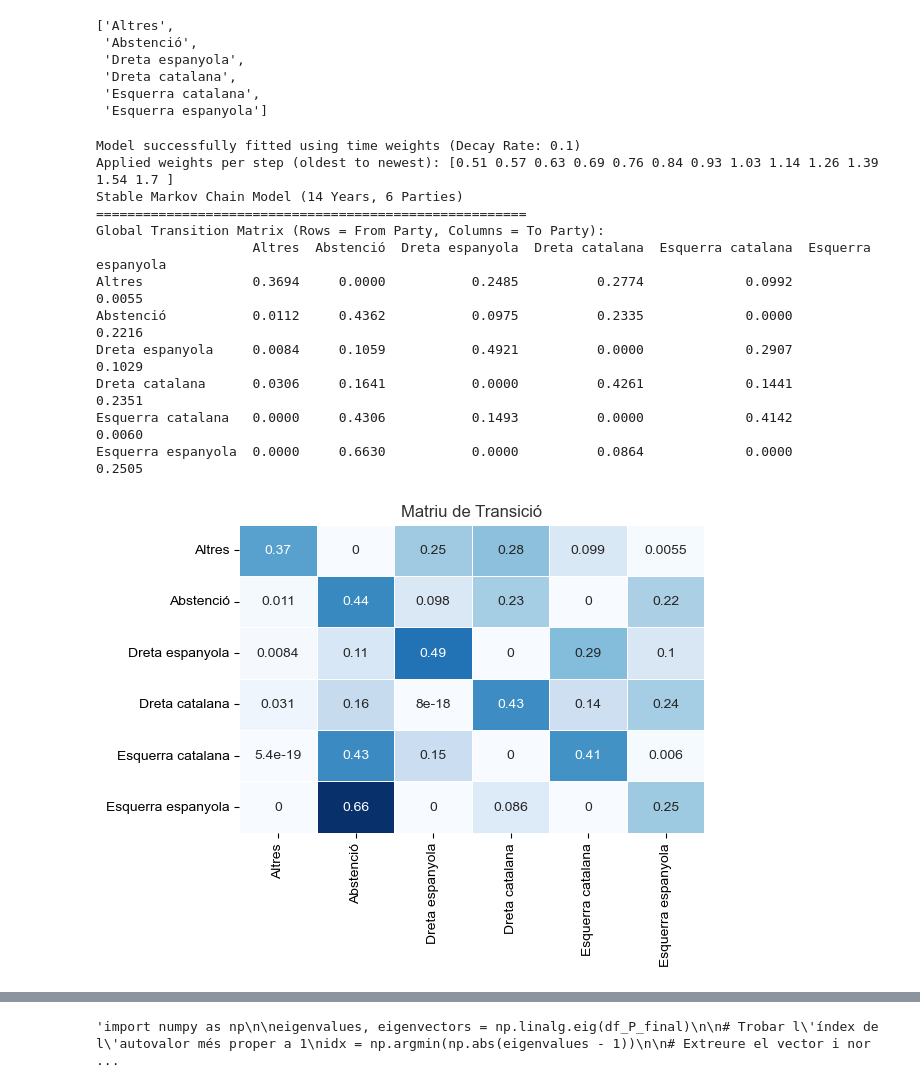
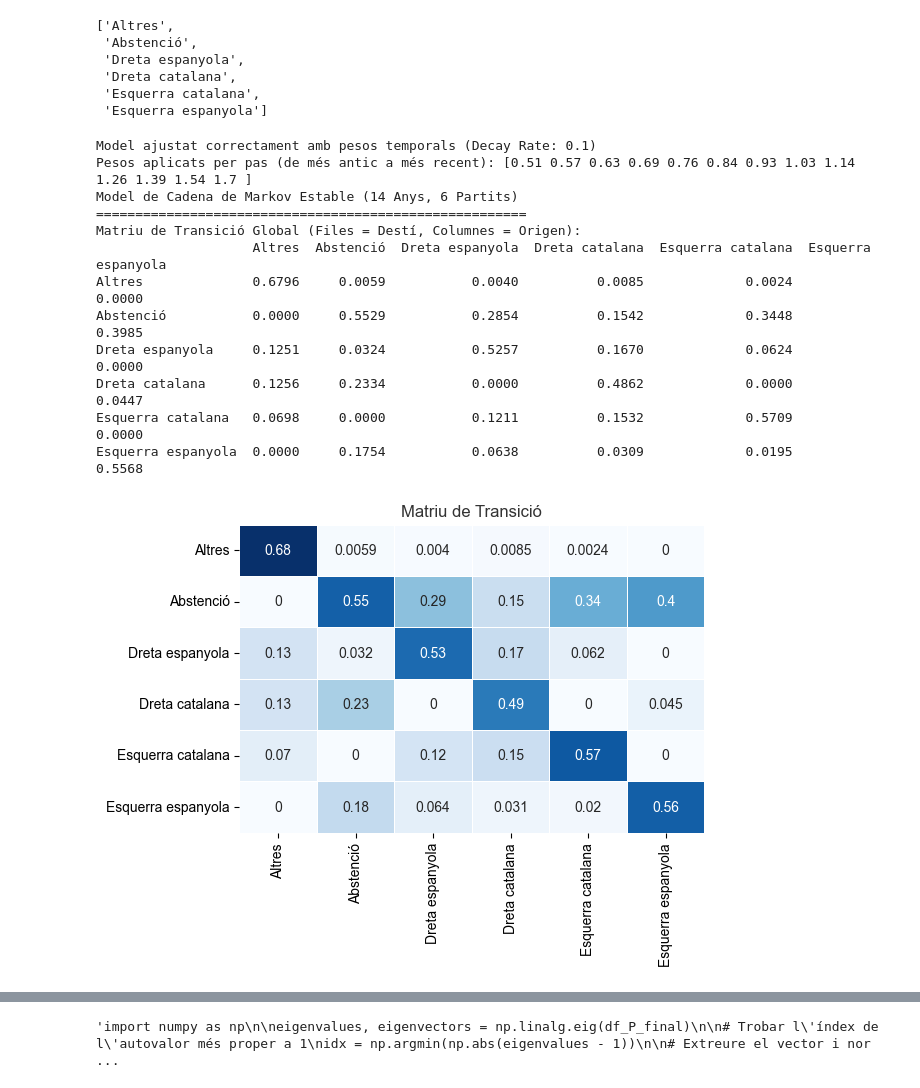
Before and after one commit to la1qa/Markov-Modelling-of-Electoral-Systems, a Jupyter notebook: agrupant.ipynb, the cells around one changed output, grey strips where cells are left out. Saved outputs shown, nothing was run; the diff lists cells and outputs as text; code cells hidden in the pictures.

```diff
--- a/agrupant.ipynb
+++ b/agrupant.ipynb
@@ -56,25 +56,25 @@ list(df.columns)
 # %%
 from utils import StableMarkovChain
 
 mc = StableMarkovChain(df)
-mc.fit()
+mc.fit(threshold=0.001)
 
 print(mc)
 mc.plot_transition_matrix()
 # %% [output]
-Model successfully fitted using time weights (Decay Rate: 0.1)
-Applied weights per step (oldest to newest): [0.51 0.57 0.63 0.69 0.76 0.84 0.93 1.03 1.14 1.26 1.39 1.54 1.7 ]
-Stable Markov Chain Model (14 Years, 6 Parties)
+Model ajustat correctament amb pesos temporals (Decay Rate: 0.1)
+Pesos aplicats per pas (de més antic a més recent): [0.51 0.57 0.63 0.69 0.76 0.84 0.93 1.03 1.14 1.26 1.39 1.54 1.7 ]
+Model de Cadena de Markov Estable (14 Anys, 6 Partits)
 =======================================================
-Global Transition Matrix (Rows = From Party, Columns = To Party):
+Matriu de Transició Global (Files = Destí, Columnes = Origen):
                     Altres  Abstenció  Dreta espanyola  Dreta catalana  Esquerra catalana  Esquerra espanyola
-Altres              0.3694     0.0000           0.2485          0.2774             0.0992              0.0055
-Abstenció           0.0112     0.4362           0.0975          0.2335             0.0000              0.2216
-Dreta espanyola     0.0084     0.1059           0.4921          0.0000             0.2907              0.1029
-Dreta catalana      0.0306     0.1641           0.0000          0.4261             0.1441              0.2351
-Esquerra catalana   0.0000     0.4306           0.1493          0.0000             0.4142              0.0060
-Esquerra espanyola  0.0000     0.6630           0.0000          0.0864             0.0000              0.2505
+Altres              0.6796     0.0059           0.0040          0.0085             0.0024              0.0000
+Abstenció           0.0000     0.5529           0.2854          0.1542             0.3448              0.3985
+Dreta espanyola     0.1251     0.0324           0.5257          0.1670             0.0624              0.0000
+Dreta catalana      0.1256     0.2334           0.0000          0.4862             0.0000              0.0447
+Esquerra catalana   0.0698     0.0000           0.1211          0.1532             0.5709              0.0000
+Esquerra espanyola  0.0000     0.1754           0.0638          0.0309             0.0195              0.5568
-[figure, old version]
+[figure, new version]
 # %%
 print(mc.get_steady_state())
 mc.plot_steady_state()
```
Also changed, not shown: parts of 8 cells of this notebook, 1 other file.
